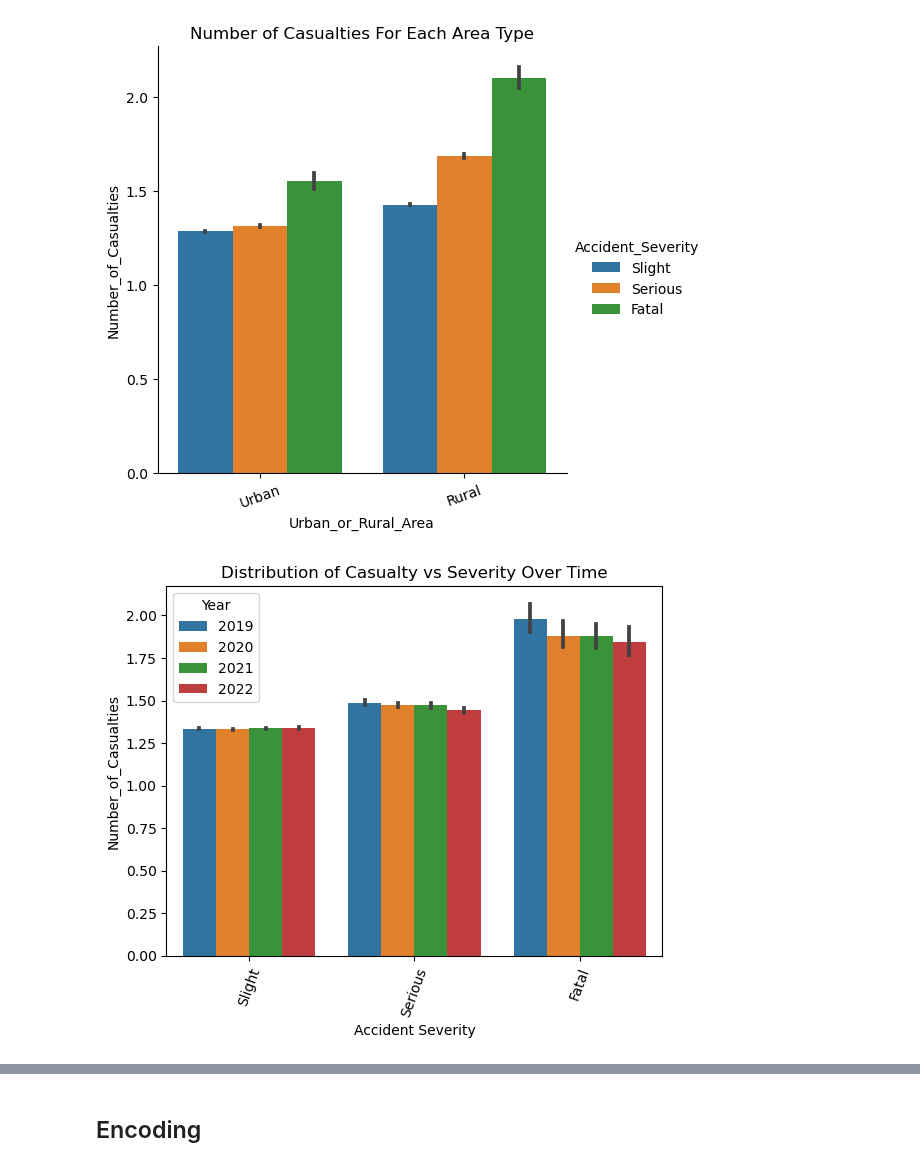
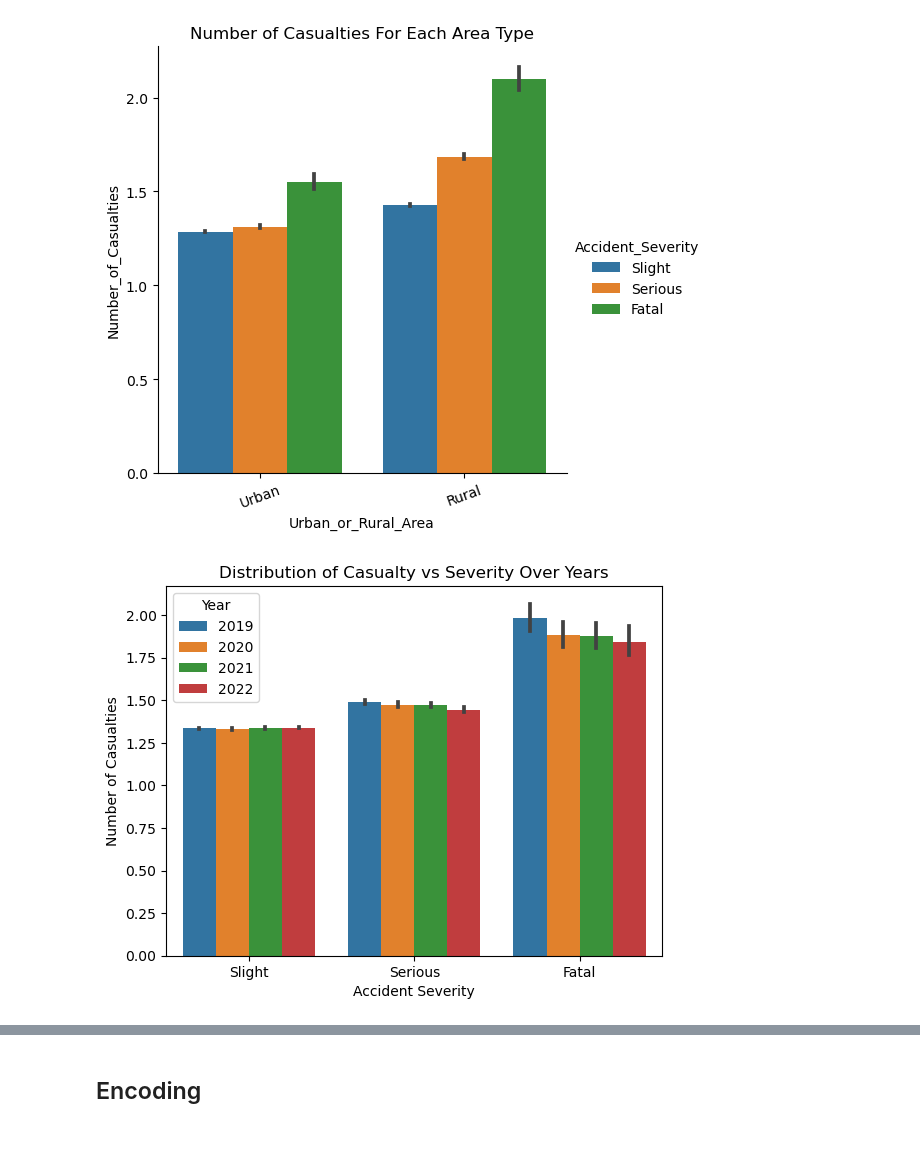
Before and after one commit to lukelin15/DSC148-Proj, a Jupyter notebook: Data_Cleaning_and_EDA.ipynb, the cells around one changed output, grey strips where cells are left out. Saved outputs shown, nothing was run; the diff lists cells and outputs as text; code cells hidden in the pictures; blank space fills up the shorter version.

```diff
--- a/Data_Cleaning_and_EDA.ipynb
+++ b/Data_Cleaning_and_EDA.ipynb
@@ -79,8 +79,8 @@ accident_copy.describe()
 Accident Date
 # %%
 # turn dates column into three columns: day, month, year
-accident_copy['Day'] = accident['Accident Date'].str.split('-').apply(lambda x: int(x[1]))
-accident_copy['Month'] = accident['Accident Date'].str.split('-').apply(lambda x: int(x[0]))
+accident_copy['Day'] = accident['Accident Date'].str.split('-').apply(lambda x: int(x[0]))
+accident_copy['Month'] = accident['Accident Date'].str.split('-').apply(lambda x: int(x[1]))
 accident_copy['Year'] = accident['Accident Date'].str.split('-').apply(lambda x: int(x[2]))
 
 accident_copy['Accident_Date'] = pd.to_datetime(accident['Accident Date'], format="%d-%m-%Y")
@@ -252,10 +251,9 @@ plt.show()
 # %%
 #accident counts over time for each severity
 sns.barplot(data=accident_copy, x='Accident_Severity', y='Number_of_Casualties', hue='Year', order=['Slight', 'Serious', 'Fatal'])
 plt.xlabel('Accident Severity')
-plt.ylabel('Number_of_Casualties')
-plt.title('Distribution of Casualty vs Severity Over Time')
-plt.xticks(rotation=70)
+plt.ylabel('Number of Casualties')
+plt.title('Distribution of Casualty vs Severity Over Years')
 plt.show()
 # %% [output]
-[figure, old version]
+[figure, new version]
```
Also changed, not shown: parts of 6 cells of this notebook.
